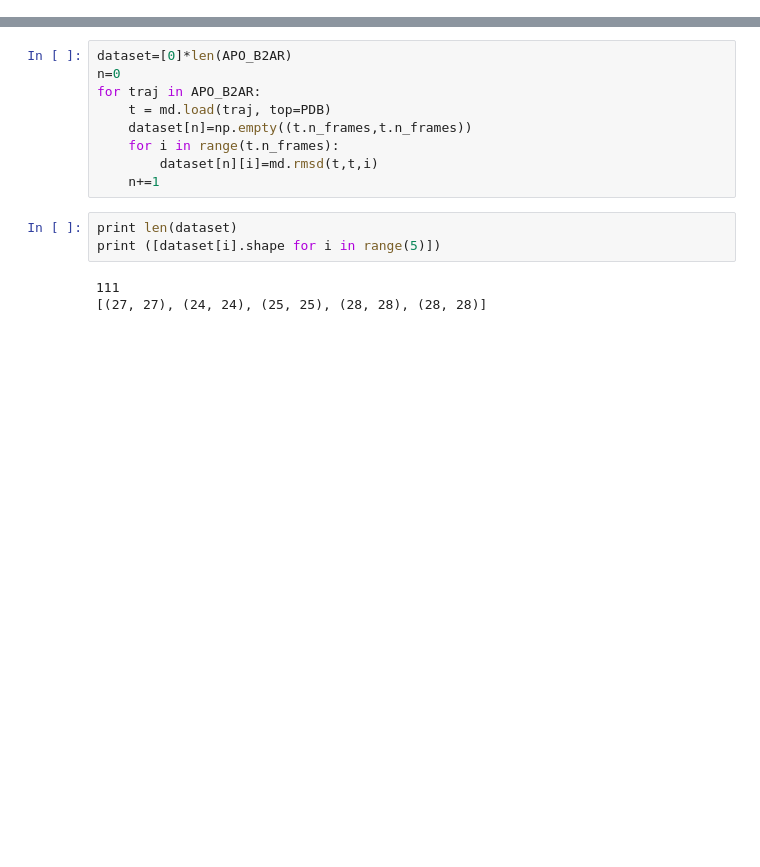
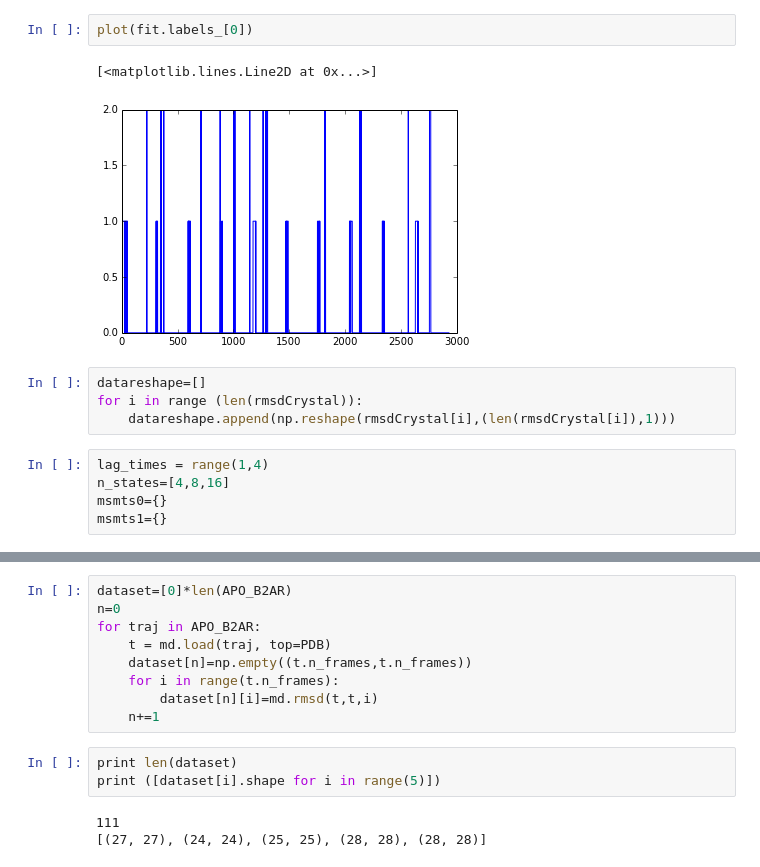
Before and after one commit to ChayaSt/exacycleGPCR, a Jupyter notebook: MSMbuildGPCR.ipynb, the cells around one changed output, grey strips where cells are left out. Cells and saved outputs as stored; diff of their text form; blank space fills up the shorter version.

```diff
--- a/MSMbuildGPCR.ipynb
+++ b/MSMbuildGPCR.ipynb
@@ -14,0 +65,14 @@ PDB=('/Volumes/MyPassport/exacycleGPCR/GPCR_NatureChemistry/reference-structures
+# %%
+plot(fit.labels_[0])
+# %% [output]
+[<matplotlib.lines.Line2D at 0x...>]
+[figure, added]
+# %%
+datareshape=[]
+for i in range (len(rmsdCrystal)):
+    datareshape.append(np.reshape(rmsdCrystal[i],(len(rmsdCrystal[i]),1)))
+# %%
+lag_times = range(1,4)
+n_states=[4,8,16]
+msmts0={}
+msmts1={}
```
Also changed, not shown: parts of 23 cells of this notebook.
